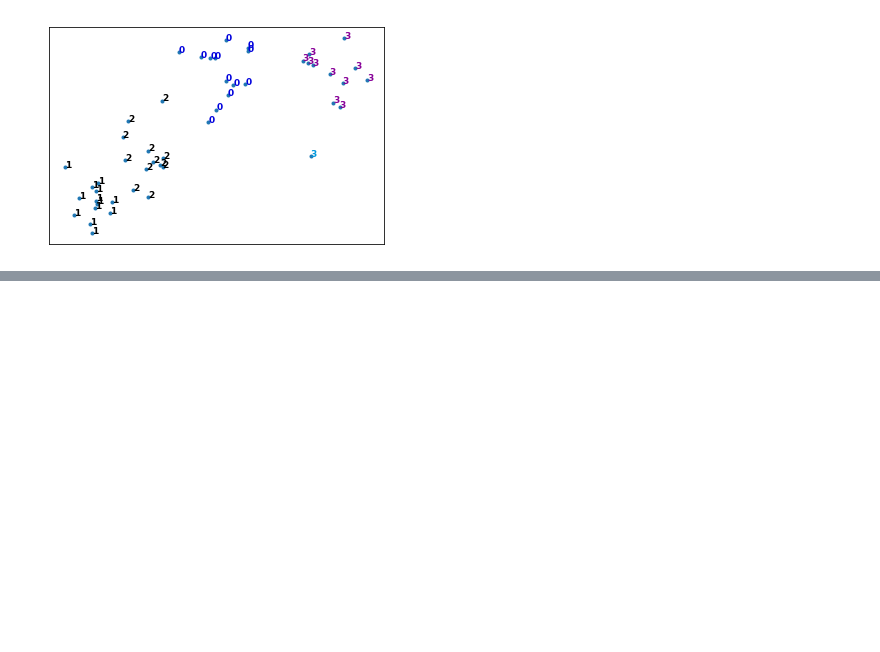
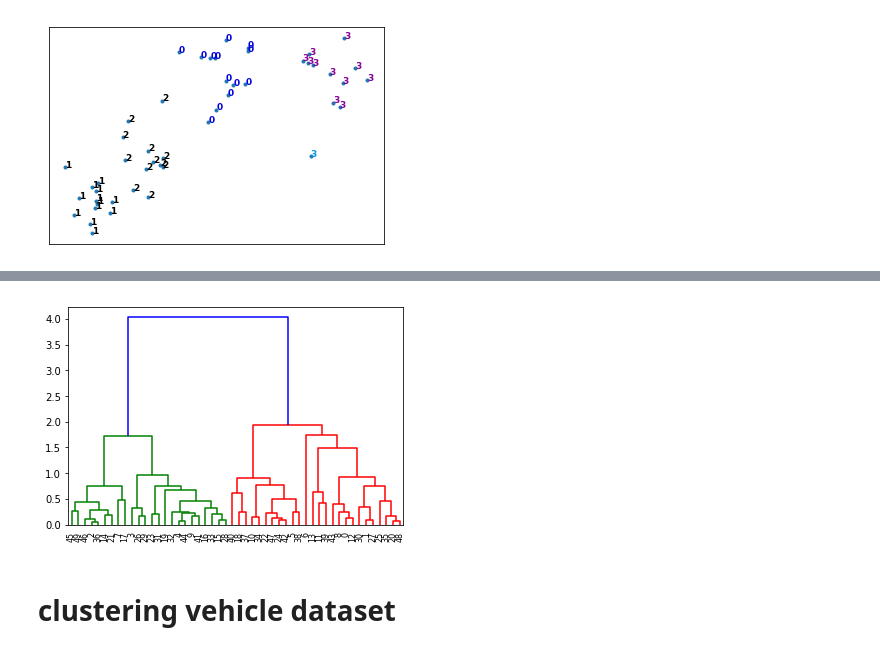
Before and after one commit to ariahendrawan713/Machine-Learning-with-Python-A-Practical-Introduction, a Jupyter notebook: Clustering - Hierarchical Clustering.ipynb, the cells around one changed output, grey strips where cells are left out. Saved outputs shown, nothing was run; the diff lists cells and outputs as text; code cells hidden in the pictures; blank space fills up the shorter version.

```diff
--- a/Clustering - Hierarchical Clustering.ipynb
+++ b/Clustering - Hierarchical Clustering.ipynb
@@ -69,0 +87,7 @@ plt.show()
+# %%
+Z = hierarchy.linkage(dist_matrix, 'average')
+dendro = hierarchy.dendrogram(Z)
+# %% [output]
+[figure, added]
+# %% [markdown]
+# clustering vehicle dataset
```
Also changed, not shown: parts of 26 cells of this notebook, 1 other file.
